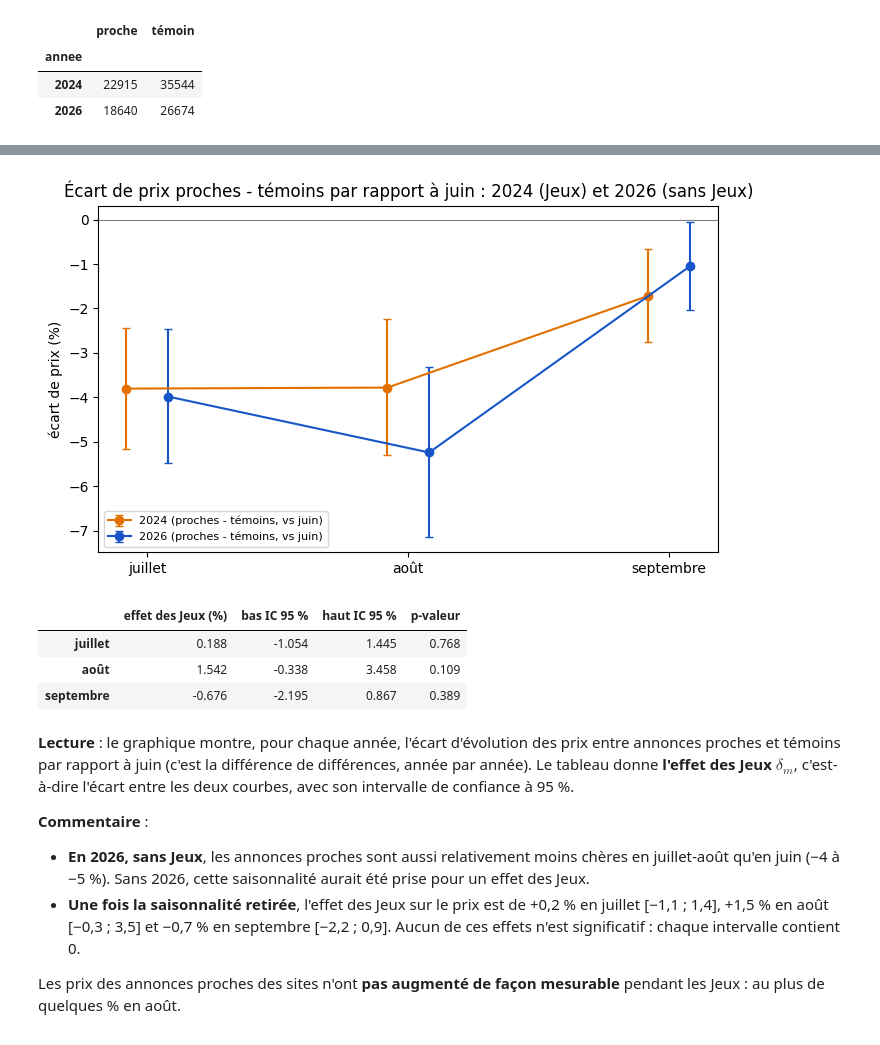
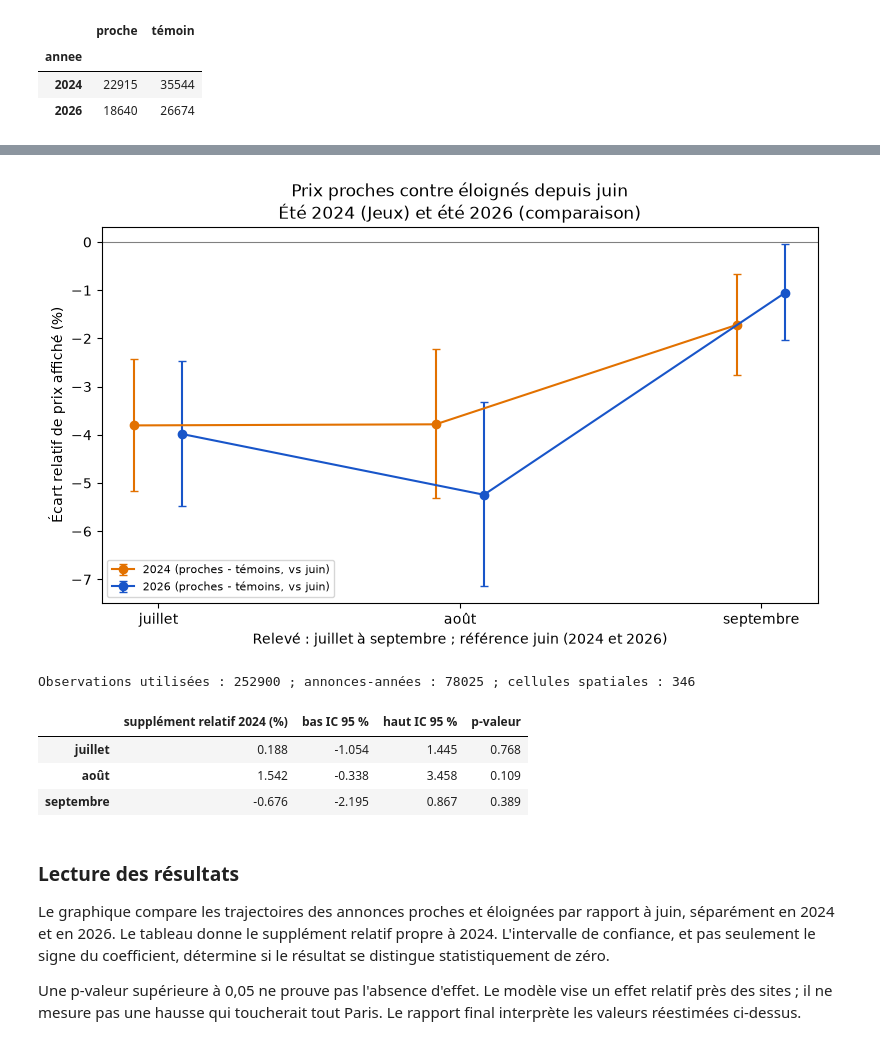
Before and after one commit to othmanerazki/Paris-2024-effet-olympique-sur-le-march-Airbnb, a Jupyter notebook: regression_sur_le_prix.ipynb, the cells around one changed output, grey strips where cells are left out. Drawn from its saved outputs; the diff is of its cells as text; code cells hidden in the pictures.

```diff
--- a/regression_sur_le_prix.ipynb
+++ b/regression_sur_le_prix.ipynb
@@ -106,7 +70,7 @@ def distance_km(lat1, lon1, lat2, lon2):
     lat1, lon1, lat2, lon2 = map(np.radians, (lat1, lon1, lat2, lon2))
     a = (np.sin((lat2 - lat1) / 2) ** 2
          + np.cos(lat1) * np.cos(lat2) * np.sin((lon2 - lon1) / 2) ** 2)
-    return 2 * 6371.0 * np.arcsin(np.sqrt(a))
+    return 2 * 6371.0 * np.arcsin(np.sqrt(np.clip(a, 0, 1)))
 
 
 def distance_site_le_plus_proche(annonces, sites):
@@ -122,8 +86,11 @@ def distance_site_le_plus_proche(annonces, sites):
 def cellule_500m(lat, lon):
     """Numéro du carré d'environ 500 m × 500 m qui contient chaque point."""
     # 0,0045° de latitude ≈ 500 m ; 0,0068° de longitude ≈ 500 m à la latitude de Paris
-    cle = np.floor(np.asarray(lat) / 0.0045).astype(int).astype(str) + "_" + np.floor(np.asarray(lon) / 0.0068).astype(int).astype(str)
-    return pd.factorize(cle)[0]
+    # Identifiant stable entre jeux de données : pas de factorisation séparée par année.
+    ligne = np.floor(np.asarray(lat) / 0.0045).astype(np.int64)
+    colonne = np.floor(np.asarray(lon) / 0.0068).astype(np.int64)
+    return (ligne + 20000) * 100000 + (colonne + 30000)
+
 
 
 def en_pourcent(x):
@@ -156,12 +123,13 @@ $\beta_1$ est alors la prime en 2026 et $\eta_1$ l'écart de prime entre 2024 et
 CENTRE_PARIS = (48.85341, 2.34880)  # point zéro, parvis de Notre-Dame
 TRANCHE = "C(tranche, Treatment('plus de 3 km'))"
 FORMULE = (f"log_prix ~ {TRANCHE} + dist_centre_km + C(room_type) + accommodates + bedrooms + bathrooms"
-           " + note + sans_note + log_nb_avis + superhote + resa_instantanee + log_nuits_min"
+           " + note + sans_note + log_nb_avis + superhote + log_nuits_min"
            " + hote_multi_annonces + C(arrondissement)")
 
 
 def preparer(df):
-    df = df.assign(prix=pd.to_numeric(df["price"].str.replace(r"[$,]", "", regex=True), errors="coerce"))
+    df = df.assign(prix=pd.to_numeric(df["price"].astype("string").str.replace(r"[$,]", "", regex=True), errors="coerce"))
+    df = df.loc[df["prix"].gt(0)].copy()
     df = df[df["prix"].between(*df["prix"].quantile([0.01, 0.99]))].copy()
     df["log_prix"] = np.log(df["prix"])
     df["dist_site_km"], _ = distance_site_le_plus_proche(df, sites)
@@ -175,14 +143,20 @@ def preparer(df):
     df["log_nb_avis"] = np.log1p(df["number_of_reviews"])
     df["log_nuits_min"] = np.log(df["minimum_nights"].clip(lower=1))
     df["superhote"] = (df["host_is_superhost"] == "t").astype(int)
-    df["resa_instantanee"] = (df["instant_bookable"] == "t").astype(int)
     df["hote_multi_annonces"] = (df["calculated_host_listings_count"] > 1).astype(int)
     return df.dropna(subset=["bedrooms", "bathrooms", "accommodates", "room_type", "arrondissement",
                               "log_nb_avis", "log_nuits_min"])
 
 
 def estimer(formule, df):
-    return smf.ols(formule, data=df).fit(cov_type="cluster", cov_kwds={"groups": df["cellule"].to_numpy()})
+    modele = smf.ols(formule, data=df)
+    if len(modele.endog) != len(df) or not np.isfinite(modele.exog).all():
+        raise ValueError("Échantillon ou valeurs non finies à vérifier.")
+    rang = np.linalg.matrix_rank(modele.exog)
+    if rang != modele.exog.shape[1]:
+        raise ValueError("Matrice de régression non identifiable.")
+    print(f"OLS : {len(df)} observations ; rang {rang}/{modele.exog.shape[1]} ; {df.cellule.nunique()} groupes spatiaux.")
+    return modele.fit(cov_type="cluster", cov_kwds={"groups": df["cellule"].to_numpy()})
 
 
 lignes, modeles = [], {}
@@ -197,7 +171,7 @@ for mois in ["juin", "juillet"]:
         lignes.append({"mois": mois, "tranche": tranche,
                        "prime 2024 (%)": en_pourcent(m24.params[nom]), "p 2024": m24.pvalues[nom],
                        "prime 2026 (%)": en_pourcent(m26.params[nom]), "p 2026": m26.pvalues[nom],
-                       "écart 2024 - 2026 (pts)": en_pourcent(test.params[nom + ":annee_2024"]),
+                       "écart relatif 2024 / 2026 (%)": en_pourcent(test.params[nom + ":annee_2024"]),
                        "p écart": test.pvalues[nom + ":annee_2024"]})
 display(pd.DataFrame(lignes).set_index(["mois", "tranche"]).round(3))
 
@@ -208,7 +182,7 @@ def etoiles(p):
 
 
 coefficients = pd.DataFrame({
-    # Variable constante dans un relevé (ex. réservation instantanée, vide en 2026) : pas de coefficient
+    # Variable constante dans un relevé (ex. caractéristique constante dans un relevé) : pas de coefficient
     releve: [f"{b:.3f}{etoiles(p)}" if m.model.exog[:, j].std() > 0 or nom == "Intercept" else "non disponible"
              for j, (nom, b, p) in enumerate(zip(m.params.index, m.params, m.pvalues))]
     for releve, m in modeles.items()
@@ -279,7 +260,8 @@ ete = ete[ete["groupe"] != "intermédiaire"].copy()
 ete["proche"] = (ete["groupe"] == "proche").astype(int)
 
 # Variables : prix extrêmes retirés avec des bornes propres à chaque année
-ete["prix"] = pd.to_numeric(ete["price"].str.replace(r"[$,]", "", regex=True), errors="coerce")
+ete["prix"] = pd.to_numeric(ete["price"].astype("string").str.replace(r"[$,]", "", regex=True), errors="coerce")
+ete.loc[~ete["prix"].gt(0), "prix"] = np.nan
 bornes = ete.groupby("annee")["prix"].quantile([0.01, 0.99]).unstack()
 dans_bornes = ete["prix"].between(ete["annee"].map(bornes[0.01]), ete["annee"].map(bornes[0.99]))
 ete["log_prix"] = np.log(ete["prix"].where(dans_bornes))
@@ -321,48 +303,52 @@ def ecarts(d, noms, entite, temps):
 
 donnees_td = ete.dropna(subset=["log_prix"]).copy()
 donnees_td["annonce_annee"] = pd.factorize(donnees_td["id"].astype(str) + "_" + donnees_td["annee"].astype(str))[0]
 donnees_td["periode"] = donnees_td["annee"] * 100 + donnees_td["mois"]
 for m in [7, 8, 9]:
     donnees_td[f"proche × {m}"] = donnees_td["proche"] * (donnees_td["mois"] == m)
     donnees_td[f"proche × {m} × 2024"] = donnees_td[f"proche × {m}"] * (donnees_td["annee"] == 2024)
 
 # Triple différence : effet des Jeux
 noms_jeux = [f"proche × {m} × 2024" for m in [7, 8, 9]]
 triple = ecarts(donnees_td, [f"proche × {m}" for m in [7, 8, 9]] + noms_jeux, "annonce_annee", "periode")
 
 # Écart proches - témoins par rapport à juin, année par année (pour le graphique)
 fig, ax = plt.subplots(figsize=(8, 4.5))
 for annee, couleur in [(2024, "#e27100"), (2026, "#1855c9")]:
     r = ecarts(donnees_td[donnees_td["annee"] == annee], [f"proche × {m}" for m in [7, 8, 9]], "id", "mois")
     effet, ic = en_pourcent(r.params.to_numpy()), en_pourcent(r.conf_int().to_numpy())
     ax.errorbar(np.array([7, 8, 9]) + (0.08 if annee == 2026 else -0.08), effet,
                 yerr=[effet - ic[:, 0], ic[:, 1] - effet],
                 fmt="o-", capsize=3, color=couleur, label=f"{annee} (proches - témoins, vs juin)")
 ax.axhline(0, color="grey", linewidth=0.8)
 ax.set_xticks([7, 8, 9], ["juillet", "août", "septembre"])
-ax.set_ylabel("écart de prix (%)")
-ax.set_title("Écart de prix proches - témoins par rapport à juin : 2024 (Jeux) et 2026 (sans Jeux)")
+ax.set_ylabel("Écart relatif de prix affiché (%)")
+ax.set_xlabel("Relevé : juillet à septembre ; référence juin (2024 et 2026)")
+fig.tight_layout()
+ax.set_title("Prix proches contre éloignés depuis juin\nÉté 2024 (Jeux) et été 2026 (comparaison)")
 ax.legend(fontsize=8)
 plt.show()
 
-pd.DataFrame({
-    "effet des Jeux (%)": en_pourcent(triple.params[noms_jeux]).to_numpy(),
+resultats_triple = pd.DataFrame({
+    "supplément relatif 2024 (%)": en_pourcent(triple.params[noms_jeux]).to_numpy(),
     "bas IC 95 %": en_pourcent(triple.conf_int().loc[noms_jeux, "lower"]).to_numpy(),
     "haut IC 95 %": en_pourcent(triple.conf_int().loc[noms_jeux, "upper"]).to_numpy(),
     "p-valeur": triple.pvalues[noms_jeux].to_numpy(),
 }, index=["juillet", "août", "septembre"]).round(3)
+print("Observations utilisées :", len(donnees_td), "; annonces-années :", donnees_td.annonce_annee.nunique(), "; cellules spatiales :", donnees_td.cellule.nunique())
+
+display(resultats_triple)
 # %% [output]
-[figure, old version]
+[figure, new version]
+Observations utilisées : 252900 ; annonces-années : 78025 ; cellules spatiales : 346
-|  | effet des Jeux (%) | bas IC 95 % | haut IC 95 % | p-valeur |
+|  | supplément relatif 2024 (%) | bas IC 95 % | haut IC 95 % | p-valeur |
 | juillet | 0.188 | -1.054 | 1.445 | 0.768 |
 | août | 1.542 | -0.338 | 3.458 | 0.109 |
 | septembre | -0.676 | -2.195 | 0.867 | 0.389 |
 # %% [markdown]
-**Lecture** : le graphique montre, pour chaque année, l'écart d'évolution des prix entre annonces proches et témoins par rapport à juin (c'est la différence de différences, année par année). Le tableau donne **l'effet des Jeux** $\delta_m$, c'est-à-dire l'écart entre les deux courbes, avec son intervalle de confiance à 95 %.
+### Lecture des résultats
 
-**Commentaire** :
-- **En 2026, sans Jeux**, les annonces proches sont aussi relativement moins chères en juillet-août qu'en juin (−4 à −5 %). Sans 2026, cette saisonnalité aurait été prise pour un effet des Jeux.
-- **Une fois la saisonnalité retirée**, l'effet des Jeux sur le prix est de +0,2 % en juillet [−1,1 ; 1,4], +1,5 % en août [−0,3 ; 3,5] et −0,7 % en septembre [−2,2 ; 0,9]. Aucun de ces effets n'est significatif : chaque intervalle contient 0.
+Le graphique compare les trajectoires des annonces proches et éloignées par rapport à juin, séparément en 2024 et en 2026. Le tableau donne le supplément relatif propre à 2024. L'intervalle de confiance, et pas seulement le signe du coefficient, détermine si le résultat se distingue statistiquement de zéro.
 
-Les prix des annonces proches des sites n'ont **pas augmenté de façon mesurable** pendant les Jeux : au plus de quelques % en août.
+Une p-valeur supérieure à 0,05 ne prouve pas l'absence d'effet. Le modèle vise un effet relatif près des sites ; il ne mesure pas une hausse qui toucherait tout Paris. Le rapport final interprète les valeurs réestimées ci-dessus.
 # %% [markdown]
```
Also changed, not shown: parts of 8 cells of this notebook, 43 other files.
